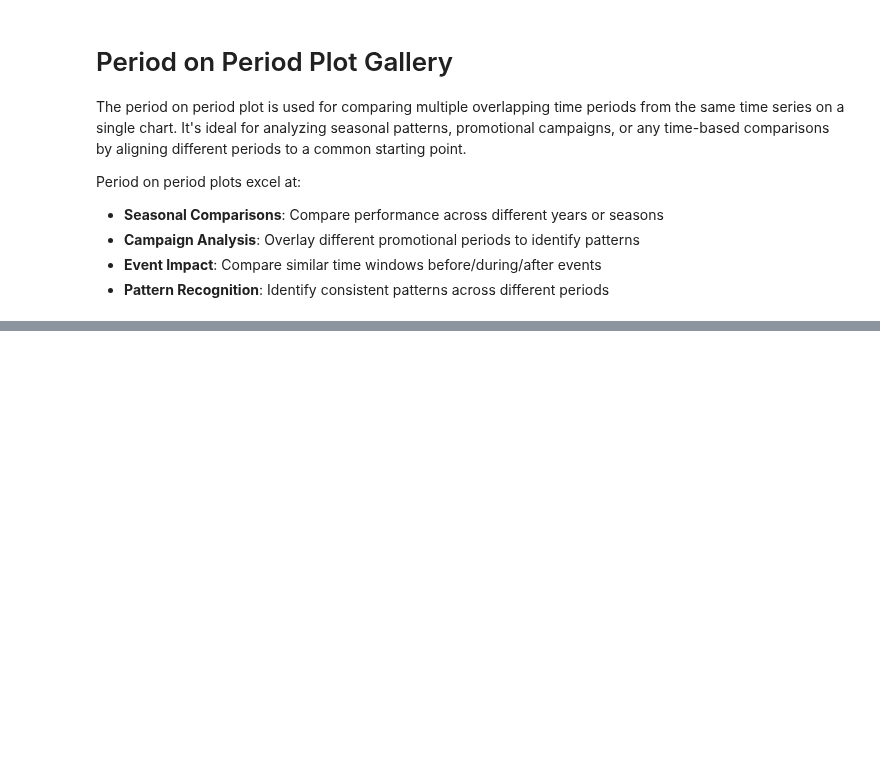
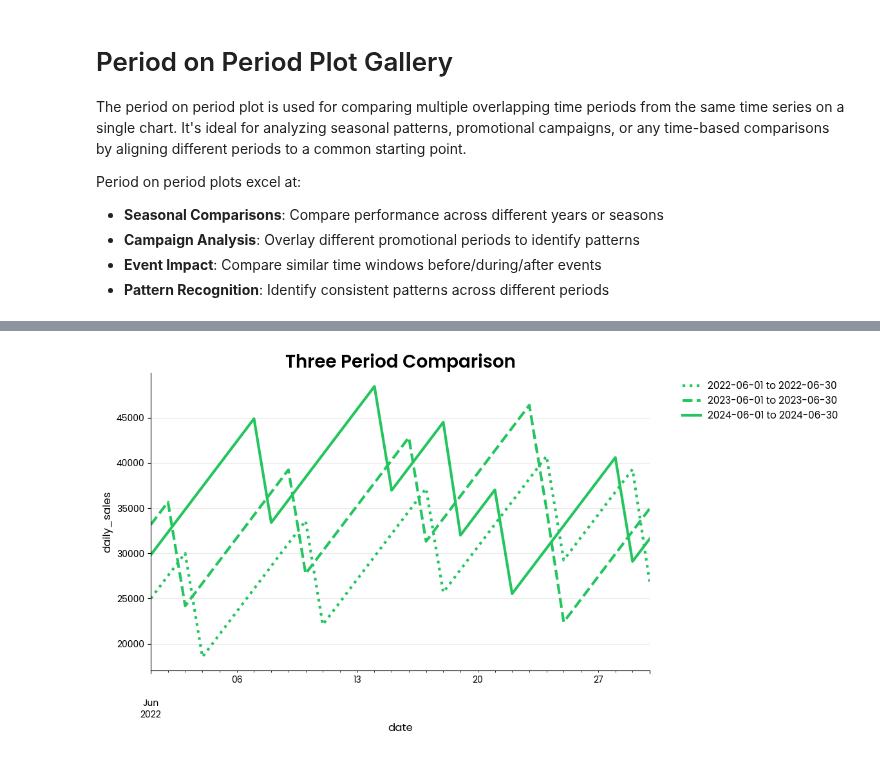
Before and after one commit to Data-Simply/pyretailscience, a Jupyter notebook: docs/gallery/plots/period_on_period.ipynb, the cells around one changed output, grey strips where cells are left out. Drawn from its saved outputs; the diff is of its cells as text; code cells hidden in the pictures; blank space fills up the shorter version.

```diff
--- a/docs/gallery/plots/period_on_period.ipynb
+++ b/docs/gallery/plots/period_on_period.ipynb
@@ -49,0 +55,20 @@ plt.show()
+# %%
+# Same sales data - compare three periods to show extended capability
+periods_multiple = [
+    ("2022-06-01", "2022-06-30"),
+    ("2023-06-01", "2023-06-30"),
+    ("2024-06-01", "2024-06-30"),
+]
+
+period_on_period.plot(
+    sales_data,
+    x_col="date",
+    value_col="daily_sales",
+    periods=periods_multiple,
+    title="Three Period Comparison",
+    figsize=(10, 6),
+    move_legend_outside=True,
+)
+plt.show()
+# %% [output]
+[figure, added]
```
Also changed, not shown: parts of 4 cells of this notebook, 1 other file.
